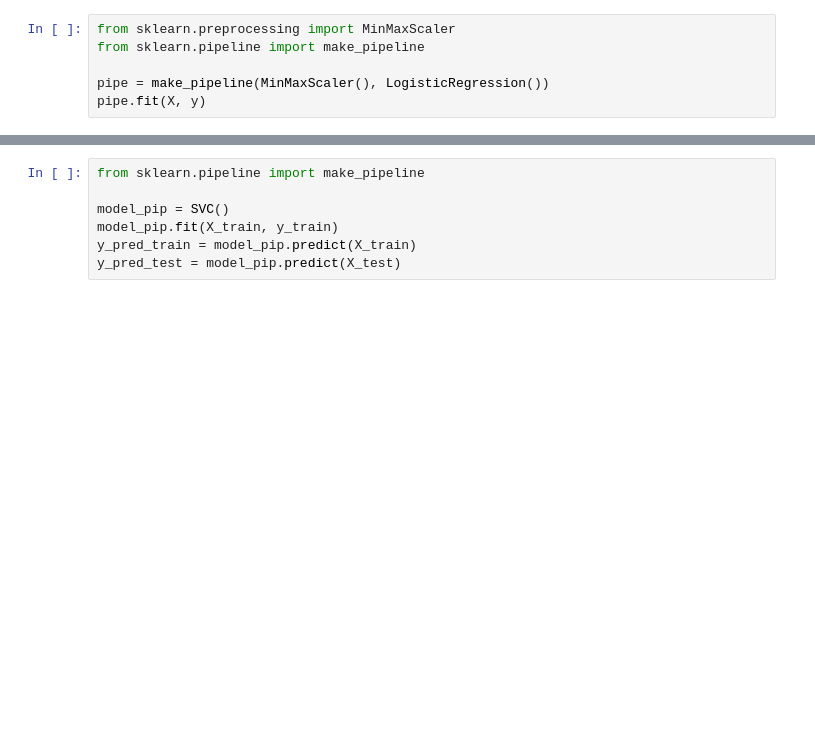
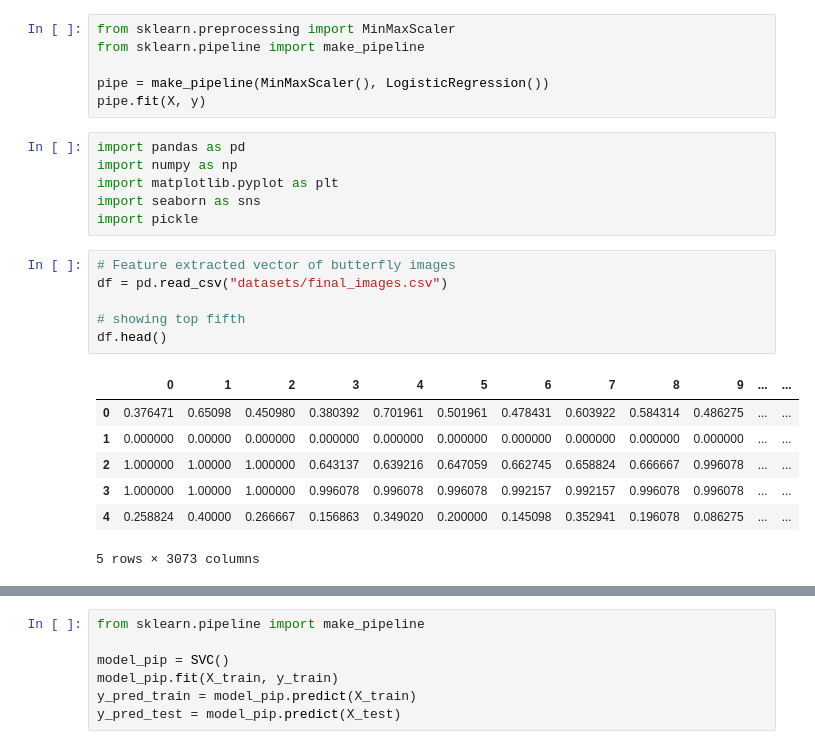
Before and after one commit to Brunoware/butterfly_images_classification, a Jupyter notebook: proyecto_1_clasificacion_test.ipynb, the cells around one changed output, grey strips where cells are left out. Cells and saved outputs as stored; diff of their text form; blank space fills up the shorter version.

```diff
--- a/proyecto_1_clasificacion_test.ipynb
+++ b/proyecto_1_clasificacion_test.ipynb
@@ -166,3 +166,23 @@ from sklearn.pipeline import make_pipeline
 
 pipe = make_pipeline(MinMaxScaler(), LogisticRegression())
 pipe.fit(X, y)
+# %%
+import pandas as pd
+import numpy as np
+import matplotlib.pyplot as plt
+import seaborn as sns
+import pickle
+# %%
+# Feature extracted vector of butterfly images
+df = pd.read_csv("datasets/final_images.csv")
+
+# showing top fifth
+df.head()
+# %% [output]
+|  | 0 | 1 | 2 | 3 | 4 | 5 | 6 | 7 | 8 | 9 | ... | ... |
+| 0 | 0.376471 | 0.65098 | 0.450980 | 0.380392 | 0.701961 | 0.501961 | 0.478431 | 0.603922 | 0.584314 | 0.486275 | ... | ... |
+| 1 | 0.000000 | 0.00000 | 0.000000 | 0.000000 | 0.000000 | 0.000000 | 0.000000 | 0.000000 | 0.000000 | 0.000000 | ... | ... |
+| 2 | 1.000000 | 1.00000 | 1.000000 | 0.643137 | 0.639216 | 0.647059 | 0.662745 | 0.658824 | 0.666667 | 0.996078 | ... | ... |
+| 3 | 1.000000 | 1.00000 | 1.000000 | 0.996078 | 0.996078 | 0.996078 | 0.992157 | 0.992157 | 0.996078 | 0.996078 | ... | ... |
+| 4 | 0.258824 | 0.40000 | 0.266667 | 0.156863 | 0.349020 | 0.200000 | 0.145098 | 0.352941 | 0.196078 | 0.086275 | ... | ... |
+5 rows × 3073 columns
```
Also changed, not shown: parts of 16 cells of this notebook, 2 other files.
